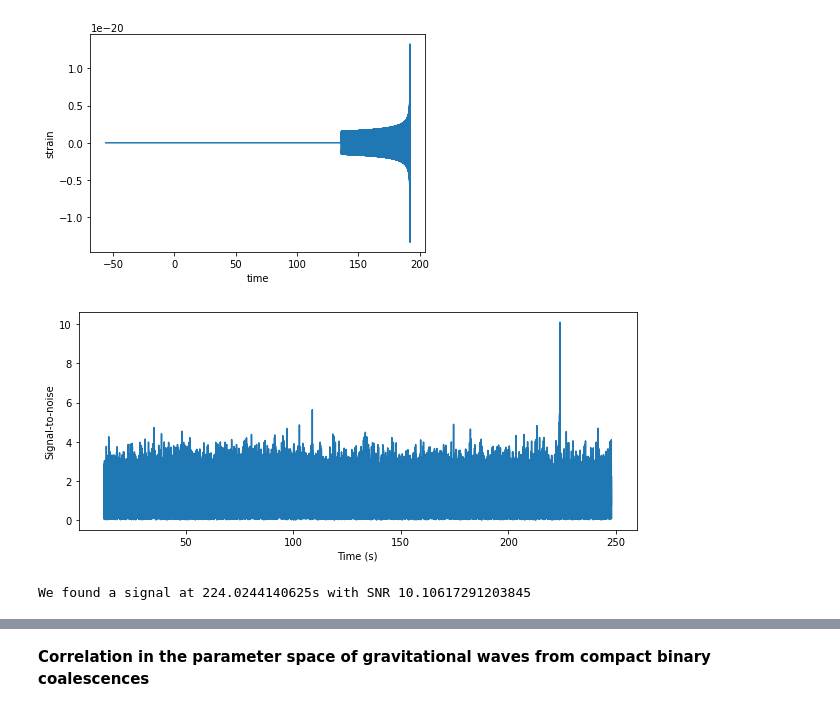
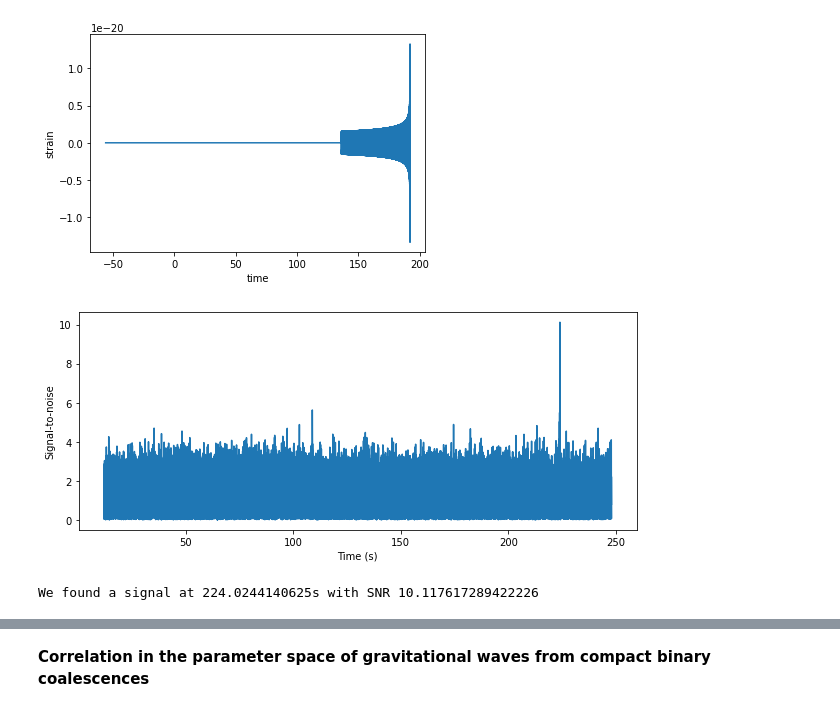
Before and after one commit to martinaluyten/Analysis-of-Big-Data-in-Physics, a Jupyter notebook: Gravitational_wave_data_analysis_Assignment1.ipynb, the cells around one changed output, grey strips where cells are left out. Saved outputs shown, nothing was run; the diff lists cells and outputs as text; code cells hidden in the pictures.

```diff
--- a/Gravitational_wave_data_analysis_Assignment1.ipynb
+++ b/Gravitational_wave_data_analysis_Assignment1.ipynb
@@ -231,13 +231,13 @@ with mass1=numpy.arange(1,3,0.10) the the best mass is 1.40 solar masses with SN
 with chirp_mass=numpy.arange(1,3,0.1), mass1=mass1_from_mchirp_q(chirp_mass, 1) the best mass is 1.38 with SNR=16
 # %%
 m = 1.38
-#conditioned = strain['L1']
+conditioned = strain['H1']
 hp, hc = get_td_waveform(approximant='TaylorT2',
                      mass1=m,
                      mass2=m,
-                     delta_t=1/2048,#conditioned.delta_t
+                     delta_t=conditioned.delta_t,
                      f_lower=30)
-hp.resize(len(strain['L1']))
+hp.resize(len(conditioned))
 
 template = hp .cyclic_time_shift(hp.start_time)
 pylab.plot(hp.sample_times, template)
@@ -249,37 +249,34 @@ pylab.show()
 # %%
 from pycbc.psd import interpolate, inverse_spectrum_truncation
 #Estimate the power spectral density
-psd = strain['L1'].psd(2)
-psd = interpolate(psd, strain['L1'].delta_f)
-psd = inverse_spectrum_truncation(psd, int(2 * strain['L1'].sample_rate),
-                                  low_frequency_cutoff=30)
+#psd = strain['L1'].psd(2)
+#psd = interpolate(psd, strain['L1'].delta_f)
+#psd = inverse_spectrum_truncation(psd, int(2 * strain['L1'].sample_rate),
+                                  #low_frequency_cutoff=30)
+conditioned = strain['L1']
+snr = matched_filter(template,conditioned, psd=psdsL1['L1'] , low_frequency_cutoff=30)
+#snr = matched_filter(template, strain['L1'],psd=psd, low_frequency_cutoff=30)
+snr = snr.crop(4 + 4, 4)
+
+pylab.figure(figsize=[10, 4])
+pylab.plot(snr.sample_times, abs(snr))
+pylab.ylabel('Signal-to-noise')
+pylab.xlabel('Time (s)')
+pylab.show()
+
+peak = abs(snr).numpy().argmax()
+snrp = snr[peak]
+time = snr.sample_times[peak]
+
+print("We found a signal at {}s with SNR {}".format(time,abs(snrp)))
+
 #pylab.loglog(psd.sample_frequencies, psd)
 #pylab.ylabel('$Strain^2 / Hz$')
 #pylab.xlabel('Frequency (Hz)')
 #pylab.xlim(30, 1024)
+# %% [output]
+[figure, added]
+We found a signal at 224.0244140625s with SNR 10.117617289422226
-# %%
-from pycbc.filter import matched_filter
-import numpy
-
-
-snr = matched_filter(template, strain['L1'],
-                     psd=psd, low_frequency_cutoff=30)
-snr = snr.crop(4 + 4, 4)
-
-pylab.figure(figsize=[10, 4])
-pylab.plot(snr.sample_times, abs(snr))
-pylab.ylabel('Signal-to-noise')
-pylab.xlabel('Time (s)')
-pylab.show()
-
-peak = abs(snr).numpy().argmax()
-snrp = snr[peak]
-time = snr.sample_times[peak]
-
-print("We found a signal at {}s with SNR {}".format(time,abs(snrp)))
-# %% [output]
-[figure, removed]
-We found a signal at 224.0244140625s with SNR 10.10617291203845
 # %%
 from pycbc.filter import sigma
 dt = time - strain['L1'].start_time
```
Also changed, not shown: parts of 4 cells of this notebook.
